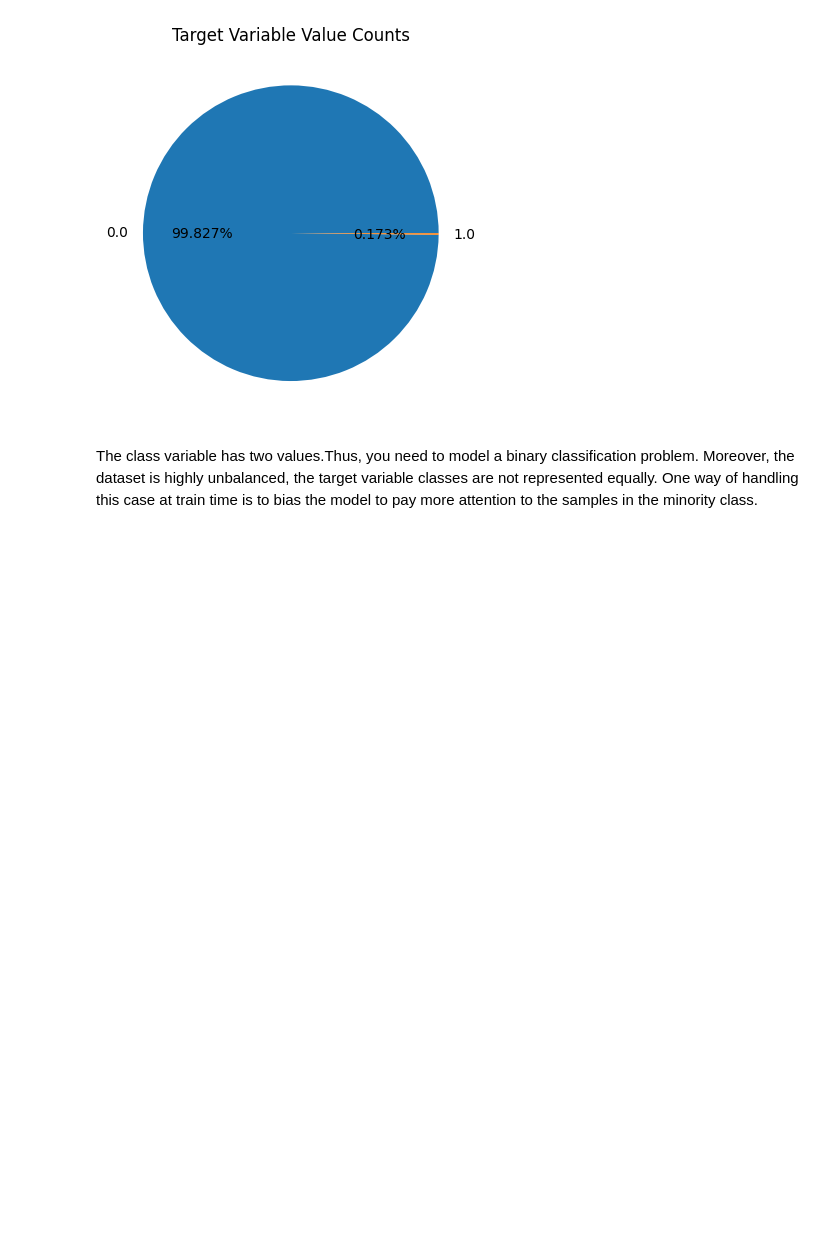
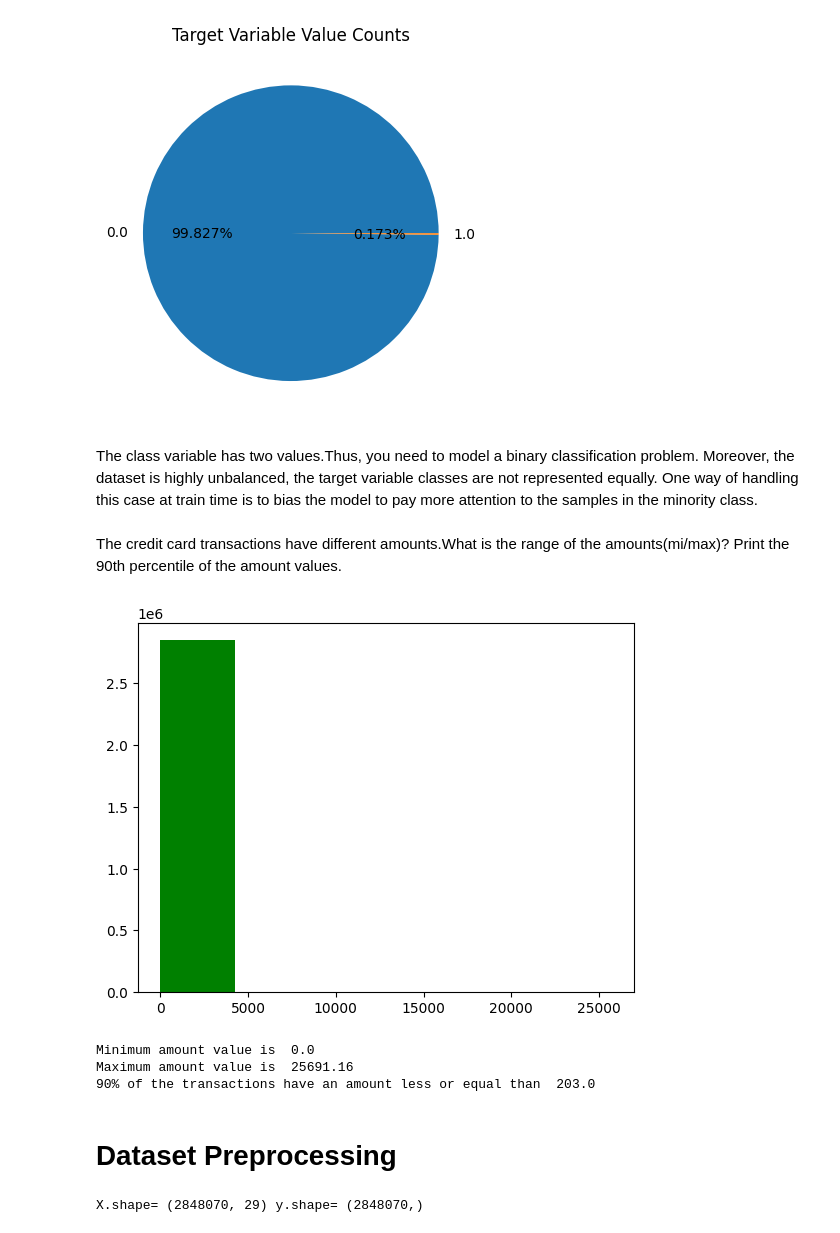
Before and after one commit to saru254/Credit-Fraud-Detection-using-scikit-learn-and-snap-ML-, a Jupyter notebook: credit-card-fraud-detection-scikit-learn-snap-ml.ipynb, the cells around one changed output. Drawn from its saved outputs; the diff is of its cells as text; code cells hidden in the pictures; blank space fills up the shorter version.

Commit message:
Kaggle Notebook | Credit Card Fraud Detection | Version 4

```diff
--- a/credit-card-fraud-detection-scikit-learn-snap-ml.ipynb
+++ b/credit-card-fraud-detection-scikit-learn-snap-ml.ipynb
@@ -86,3 +88,40 @@ plt.show()
 # %% [markdown]
 The class variable has two values.Thus, you need to model a binary classification problem. Moreover, the dataset is highly unbalanced, the target variable classes are not represented equally.
 One way of handling this case at train time is to bias the model to pay more attention to the samples in the minority class.
+# %% [markdown]
+The credit card transactions have different amounts.What is the range of the amounts(mi/max)? Print the 90th percentile of the amount values.
+# %%
+plt.hist(big_raw_data.Amount.values,6,histtype='bar', facecolor='g')
+plt.show()
+
+print("Minimum amount value is ", np.min(big_raw_data.Amount.values))
+print("Maximum amount value is ", np.max(big_raw_data.Amount.values))
+print("90% of the transactions have an amount less or equal than ", np.percentile(raw_data.Amount.values, 90))
+# %% [output]
+[figure, added]
+Minimum amount value is  0.0
+Maximum amount value is  25691.16
+90% of the transactions have an amount less or equal than  203.0
+# %% [markdown]
+# **Dataset Preprocessing**
+# %%
+#data preprocessing such as scaling/normalization is typically useful for
+#linear models to accelerate the training convergence
+
+#standardize features by removing the meand and scaling to unit variance
+big_raw_data.iloc[:, 1:30] = StandardScaler().fit_transform(big_raw_data.iloc[:, 1:30])
+data_matrix = big_raw_data.values
+
+# X: feature matrix (for this analysis, we exclude the Time variable from the dataset)
+X = data_matrix[:, 1:30]
+
+# y: labels vector
+y = data_matrix[:, 30]
+
+# data normalization
+X = normalize(X, norm="l1")
+
+# print the shape of the features matrix and the labels vector
+print('X.shape=', X.shape, 'y.shape=', y.shape)
+# %% [output]
+X.shape= (2848070, 29) y.shape= (2848070,)
```
Also changed, not shown: parts of 1 cell of this notebook.
